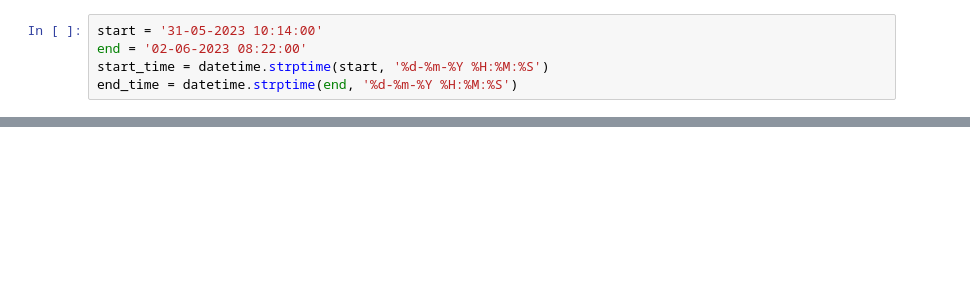
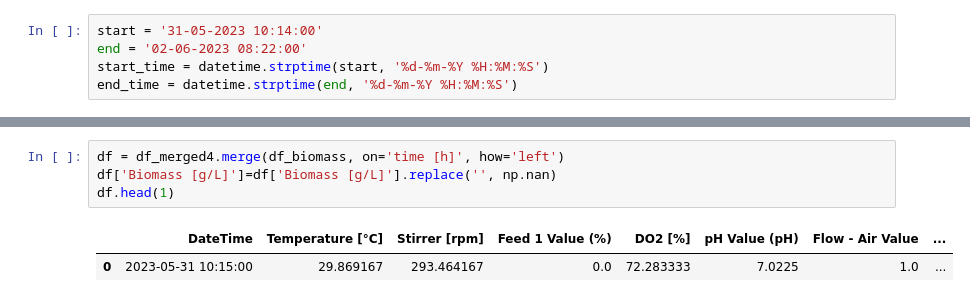
Before and after one commit to boripf/hybrid-model-corynebacterium, a Jupyter notebook: data_vis.ipynb, the cells around one changed output, grey strips where cells are left out. Saved outputs shown, nothing was run; the diff lists cells and outputs as text; blank space fills up the shorter version.

```diff
--- a/data_vis.ipynb
+++ b/data_vis.ipynb
@@ -229,0 +122,7 @@ df_included.shape
+# %%
+df = df_merged4.merge(df_biomass, on='time [h]', how='left')
+df['Biomass [g/L]']=df['Biomass [g/L]'].replace('', np.nan)
+df.head(1)
+# %% [output]
+|  | DateTime | Temperature [°C] | Stirrer [rpm] | Feed 1 Value (%) | DO2 [%] | pH Value (pH) | Flow - Air Value | ... |
+| 0 | 2023-05-31 10:15:00 | 29.869167 | 293.464167 | 0.0 | 72.283333 | 7.0225 | 1.0 | ... |
```
Also changed, not shown: parts of 37 cells of this notebook, 22 other files.
